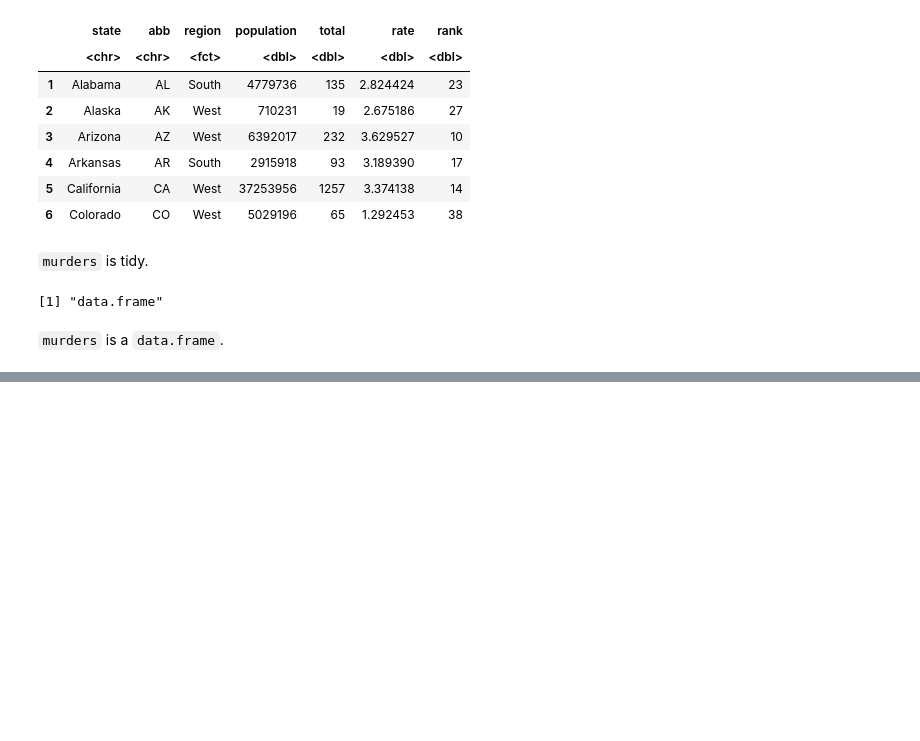
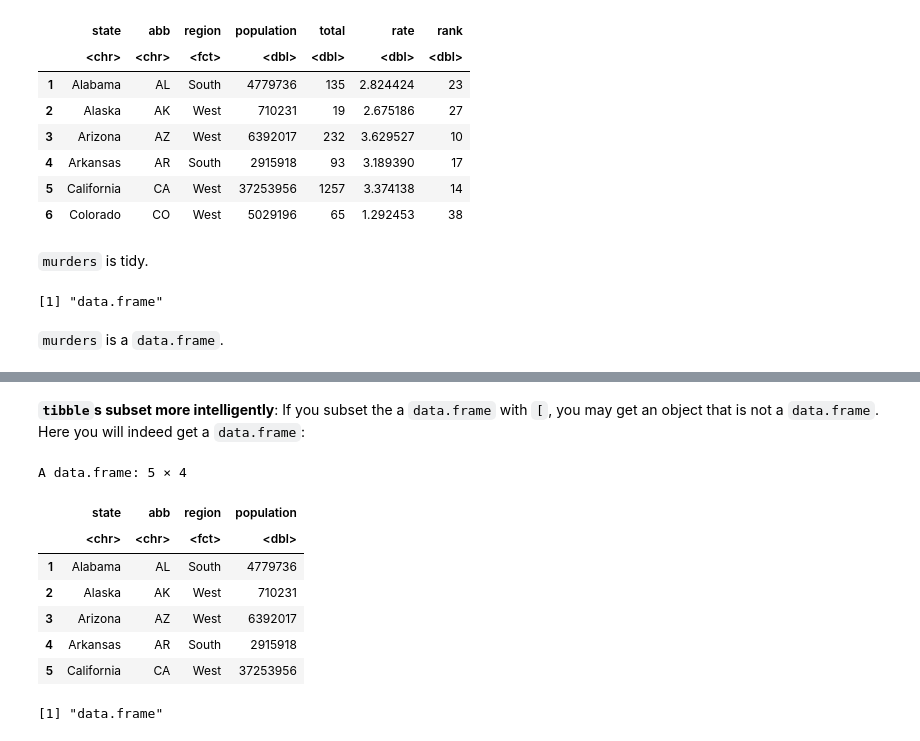
Before and after one commit to readyready15728/data-wrangling-and-visualization-with-r, a Jupyter notebook: 04_the_tidyverse/04_the_tidyverse.ipynb, the cells around one changed output, grey strips where cells are left out. Saved outputs shown, nothing was run; the diff lists cells and outputs as text; code cells hidden in the pictures; blank space fills up the shorter version.

```diff
--- a/04_the_tidyverse/04_the_tidyverse.ipynb
+++ b/04_the_tidyverse/04_the_tidyverse.ipynb
@@ -910,0 +998,17 @@ class(murders)
+# %% [markdown]
+**`tibble`s subset more intelligently**: If you subset the a `data.frame` with `[`, you may get an object that is not a `data.frame`. Here you will indeed get a `data.frame`:
+# %%
+murders[1:5, 1:4]
+# %% [output]
+A data.frame: 5 × 4
+|  | state | abb | region | population |
+|  | <chr> | <chr> | <fct> | <dbl> |
+| 1 | Alabama | AL | South | 4779736 |
+| 2 | Alaska | AK | West | 710231 |
+| 3 | Arizona | AZ | West | 6392017 |
+| 4 | Arkansas | AR | South | 2915918 |
+| 5 | California | CA | West | 37253956 |
+# %%
+class(murders[1:5, 1:4])
+# %% [output]
+[1] "data.frame"
```
Also changed, not shown: parts of 56 cells of this notebook.
